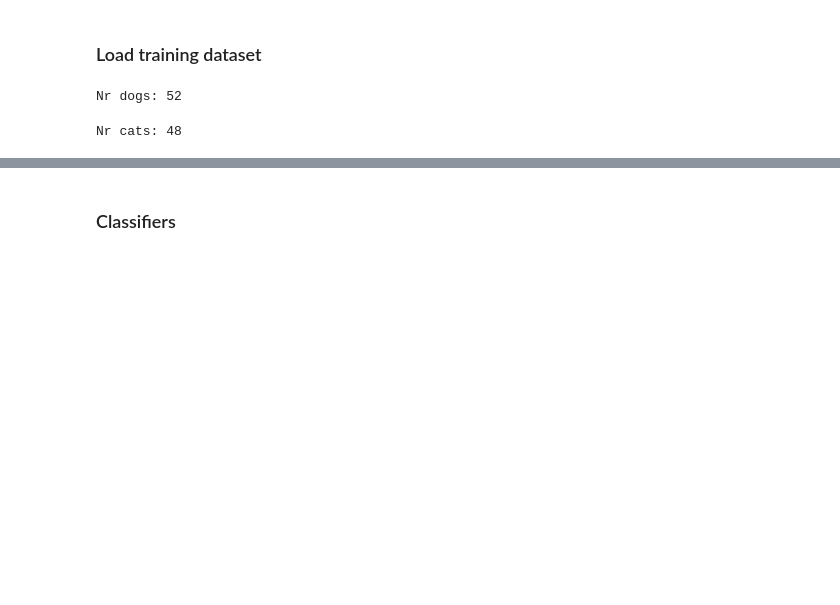
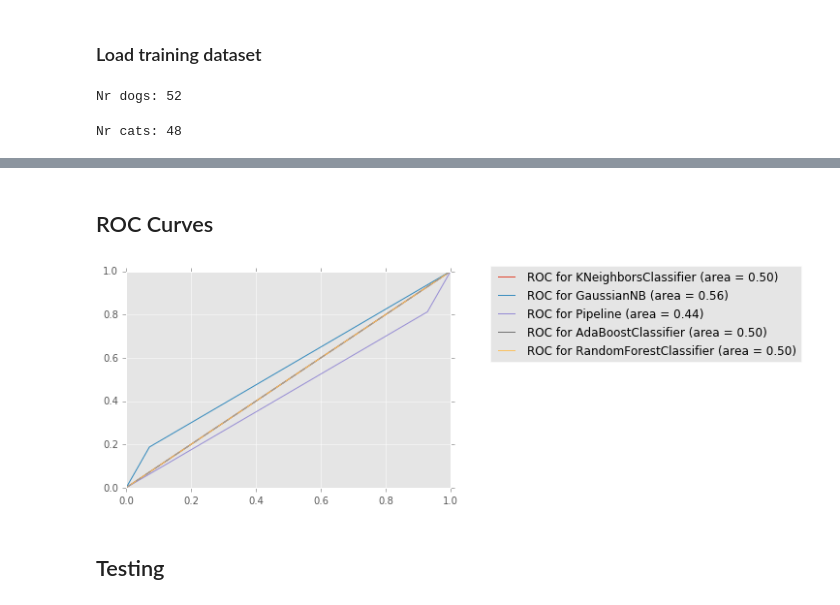
Before and after one commit to diogojapinto/cats-vs-dogs, a Jupyter notebook: Dogs vs Cats.ipynb, the cells around one changed output, grey strips where cells are left out. Drawn from its saved outputs; the diff is of its cells as text; code cells hidden in the pictures; blank space fills up the shorter version.

```diff
--- a/Dogs vs Cats.ipynb
+++ b/Dogs vs Cats.ipynb
@@ -87,0 +123,4 @@ imgs_fast_des = get_descriptors(imgs, detector=fast.detect, extractor=br.compute
+# %%
+labels = np.asarray(labels)
+
+labels.shape
@@ -87,0 +283,13 @@ imgs_fast_des = get_descriptors(imgs, detector=fast.detect, extractor=br.compute
+# %%
+from sklearn.ensemble import AdaBoostClassifier
+from sklearn.tree import DecisionTreeClassifier
+
+dt = DecisionTreeClassifier(min_samples_split=15, random_state=0, min_samples_leaf=5, class_weight='balanced')
+
+ab = AdaBoostClassifier(base_estimator=dt, random_state=0)
+ab_score, ab_rep, ab_cm, ab_roc, ab_clf = k_fold_model_select( features, labels, [ab])
+
+print("AdaBoos")
+print("Score:", ab_score)
+print("Confusion matrix:", ab_cm, sep='\n')
+print("Classification report:", ab_rep, sep='\n')
@@ -87,0 +310,11 @@ imgs_fast_des = get_descriptors(imgs, detector=fast.detect, extractor=br.compute
+# %%
+from sklearn.ensemble import RandomForestClassifier
+
+rf = RandomForestClassifier(n_estimators=100, random_state=0)
+
+rf_score, rf_rep, rf_cm, rf_roc, rf_clf = k_fold_model_select(features, labels, [rf])
+
+print("Random Forest")
+print("Score:", rf_score)
+print("Confusion matrix:", rf_cm, sep='\n')
+print("Classification report:", rf_rep, sep='\n')
@@ -87,0 +361,18 @@ imgs_fast_des = get_descriptors(imgs, detector=fast.detect, extractor=br.compute
+# %% [markdown]
+## ROC Curves
+# %%
+def plot_roc_curves(roc_curves):
+    for name, (fpr, tpr) in roc_curves:
+        roc_auc = auc(fpr, tpr)
+        plt.plot(fpr, tpr, lw=1, label='ROC for {} (area = {:0.2f})'.format(name, roc_auc))
+
+    plt.legend(bbox_to_anchor=(2.1, 1.05))
+    plt.plot([0, 1], [0, 1], '--', color=(0.6, 0.6, 0.6), label='Luck')
+# %%
+roc_curves = [knn_roc, nb_roc, svc_roc, ab_roc, rf_roc]
+
+plot_roc_curves(roc_curves)
+# %% [output]
+[figure, added]
+# %% [markdown]
+## Testing
@@ -92,2 +394,0 @@ imgs_paths_test = [test_folder + filepath for filepath in listdir(test_folder)]
-# %% [markdown]
-### Classifiers
```
Also changed, not shown: parts of 46 cells of this notebook, 6 other files.
